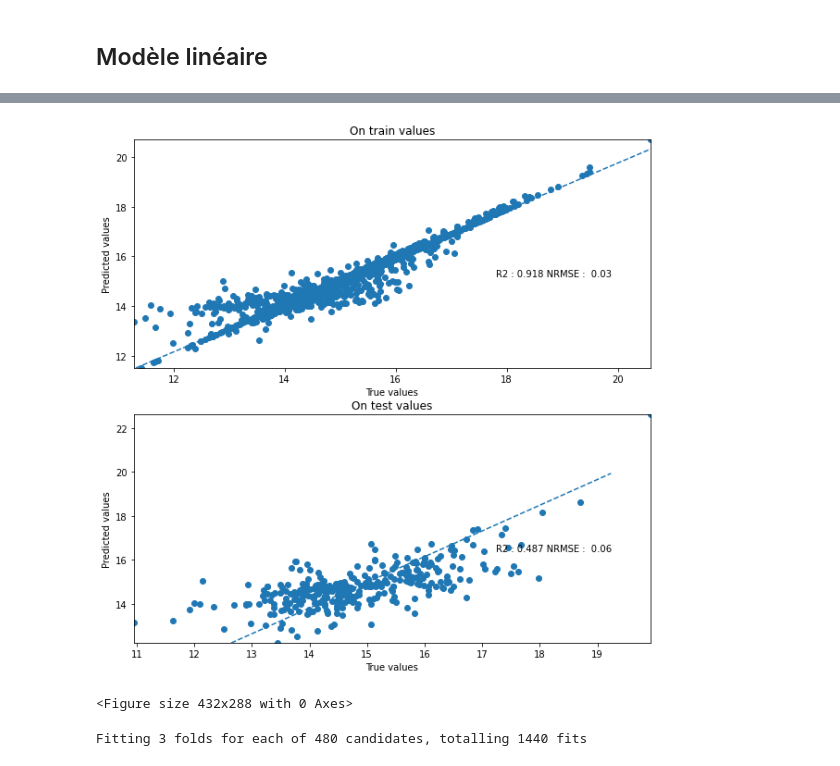
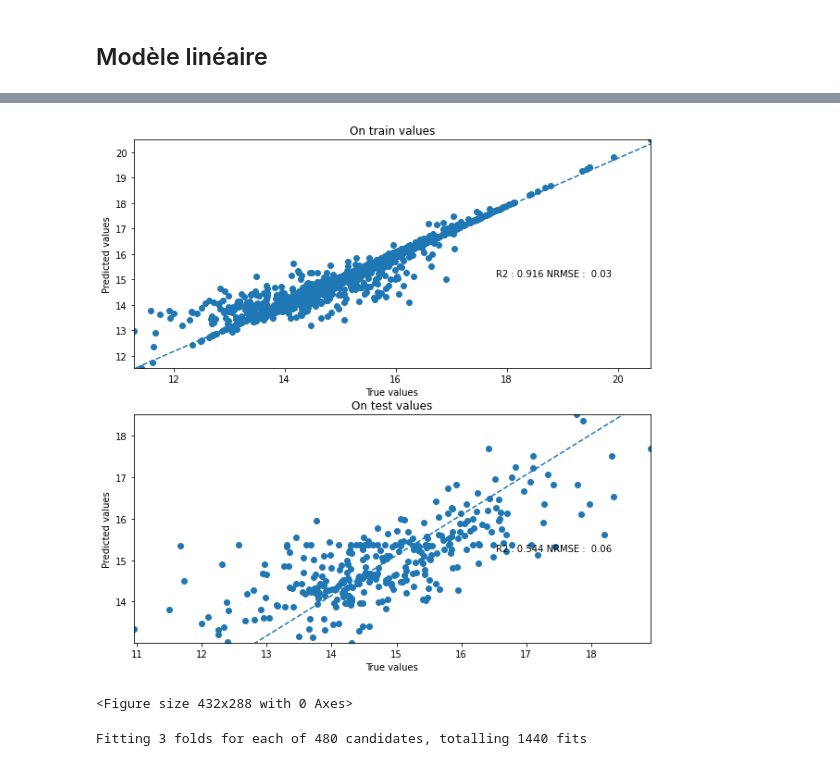
Before and after one commit to NicoJanko/Project_4_OPC, a Jupyter notebook: Projet_4_Energie.ipynb, the cells around one changed output, grey strips where cells are left out. Drawn from its saved outputs; the diff is of its cells as text; code cells hidden in the pictures.

```diff
--- a/Projet_4_Energie.ipynb
+++ b/Projet_4_Energie.ipynb
@@ -154,10 +154,10 @@ Best params on training set : {'degree': 3, 'gamma': 0.01, 'kernel': 'poly'}
 # %%
-svr = svm.SVR(kernel="poly", C=10.0, gamma = 0.01, degree = 3)
+svr = svm.SVR(kernel="rbf", C=10.0, gamma = 0.01, degree = 2)
 svr = svr.fit(xtrain,ytrain)
 
 true_pred_plot(ytrain, svr.predict(xtrain), ytest, svr.predict(xtest))
 # %% [output]
-[figure, old version]
+[figure, new version]
 <Figure size 432x288 with 0 Axes>
 # %%
 from sklearn import kernel_ridge
```
Also changed, not shown: parts of 14 cells of this notebook, 2 other files.
